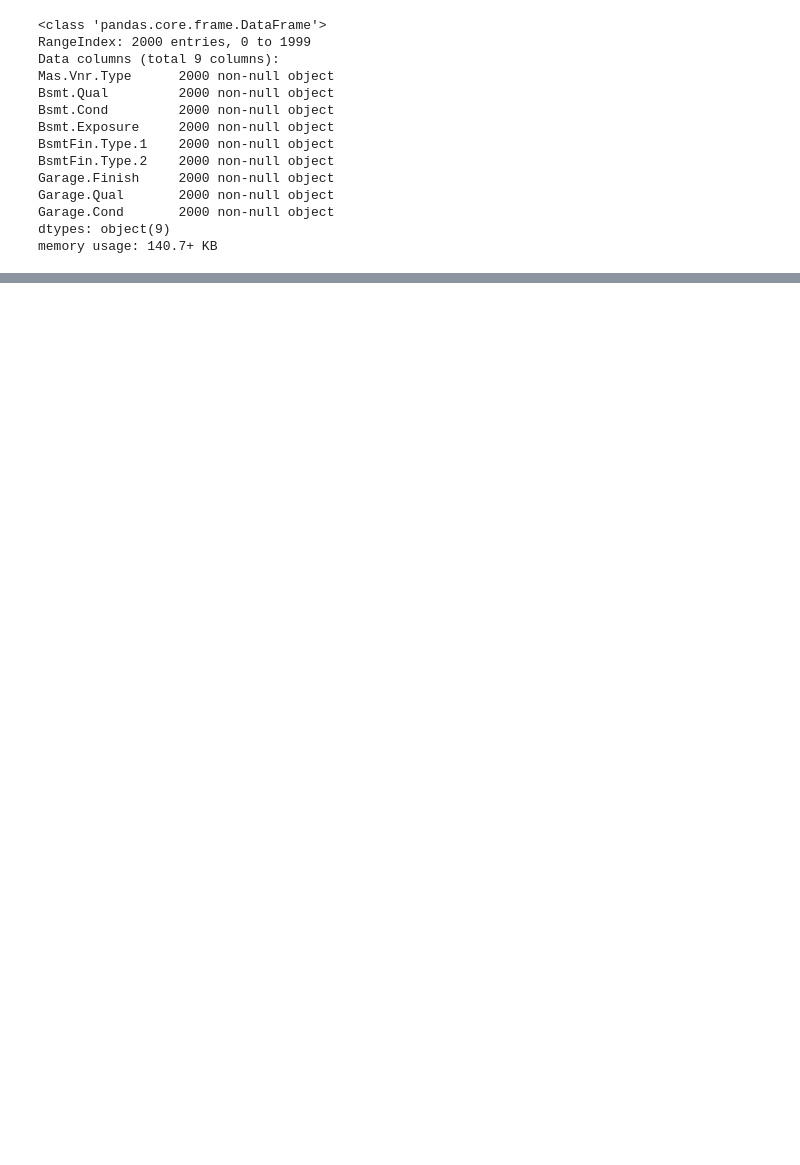
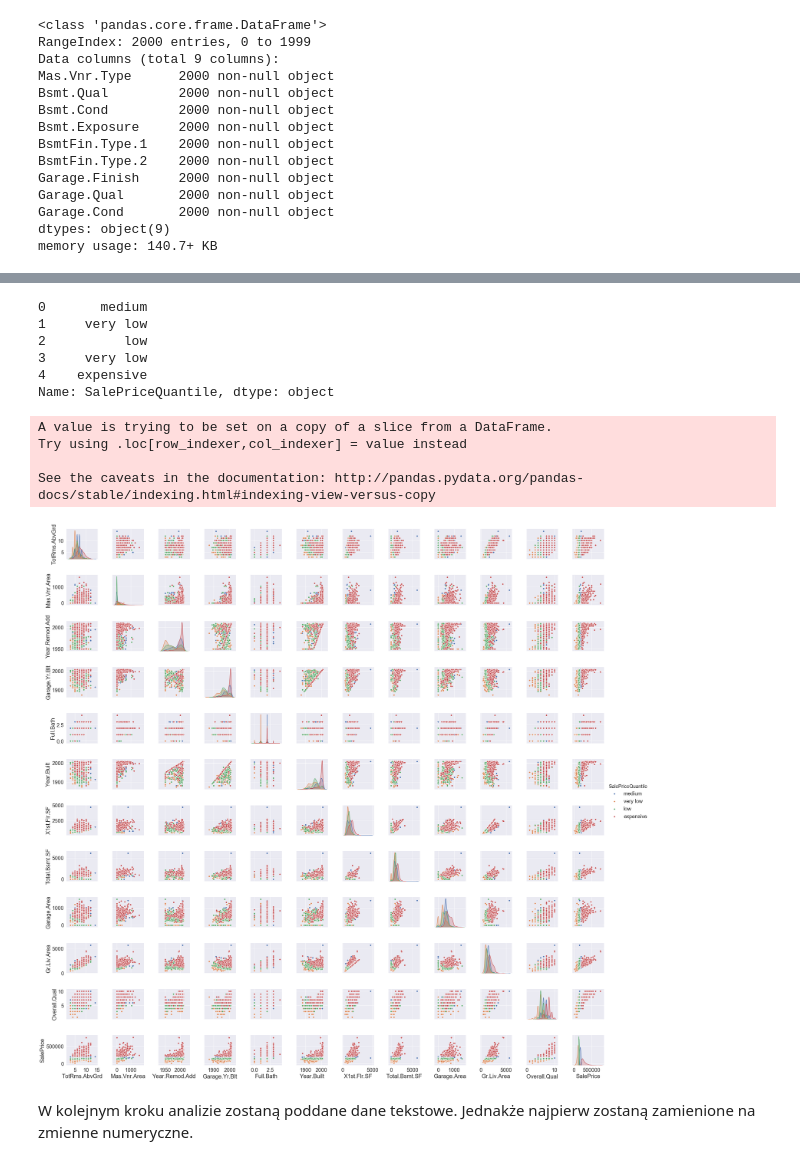
Before and after one commit to edytakudla/Ames_Prices_Predicting_Project, a Jupyter notebook: Project Ames.ipynb, the cells around one changed output, grey strips where cells are left out. Drawn from its saved outputs; the diff is of its cells as text; code cells hidden in the pictures; blank space fills up the shorter version.

```diff
--- a/Project Ames.ipynb
+++ b/Project Ames.ipynb
@@ -251,0 +358,4 @@ plt.show()
+# %%
+df_most_correlated_cols_num = pd.DataFrame(df[numeric].corr().SalePrice.sort_values())
+df_most_correlated_cols_num = df_most_correlated_cols_num[df_most_correlated_cols_num['SalePrice'].between(-0.50, 0.50, inclusive = False) == False]
+df_most_correlated_cols_num
@@ -251,0 +386,41 @@ plt.show()
+# %%
+def priceQuantile(series):
+    price25 = series.quantile(0.25)
+    price50 = series.quantile(0.50)
+    price75 = series.quantile(0.75)
+
+    price_quantile = []
+    for value in series:
+        if 0 < value < price25:
+            price_category = 'very low'
+        elif price25 <= value < price50:
+            price_category = 'low'
+        elif price50 <= value < price75:
+            price_category = 'medium'
+        else:
+            price_category = 'expensive'
+        price_quantile.append(price_category)
+    return price_quantile
+# %%
+df['SalePriceQuantile'] = priceQuantile(df['SalePrice'])
+df['SalePriceQuantile'].head()
+# %% [output]
+0       medium
+1     very low
+2          low
+3     very low
+4    expensive
+Name: SalePriceQuantile, dtype: object
+# %%
+df_corr = df[df_most_correlated_cols_num.index]
+df_corr['SalePriceQuantile'] = df['SalePriceQuantile']
+sns.pairplot(data=df_corr, hue='SalePriceQuantile')
+plt.show()
+# %% [output]
+A value is trying to be set on a copy of a slice from a DataFrame.
+Try using .loc[row_indexer,col_indexer] = value instead
+
+See the caveats in the documentation: http://pandas.pydata.org/pandas-docs/stable/indexing.html#indexing-view-versus-copy
+[figure, added]
+# %% [markdown]
+W kolejnym kroku analizie zostaną poddane dane tekstowe. Jednakże najpierw zostaną zamienione na zmienne numeryczne.
```
Also changed, not shown: parts of 72 cells of this notebook.
